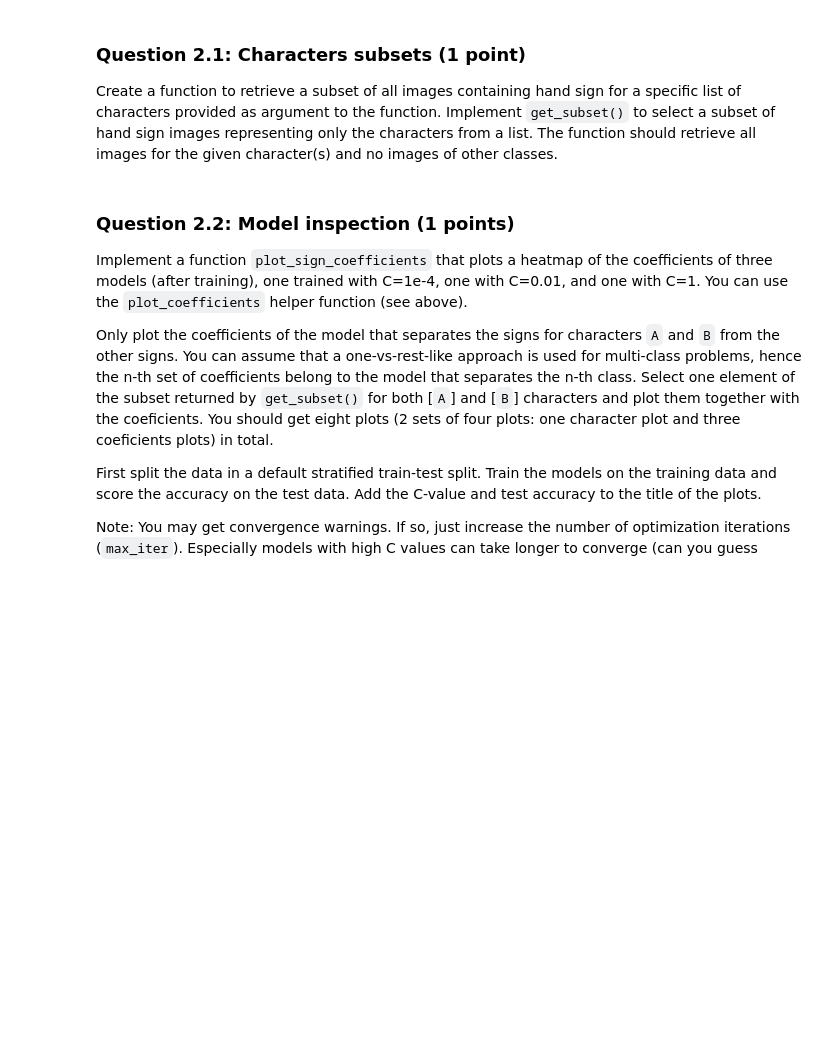
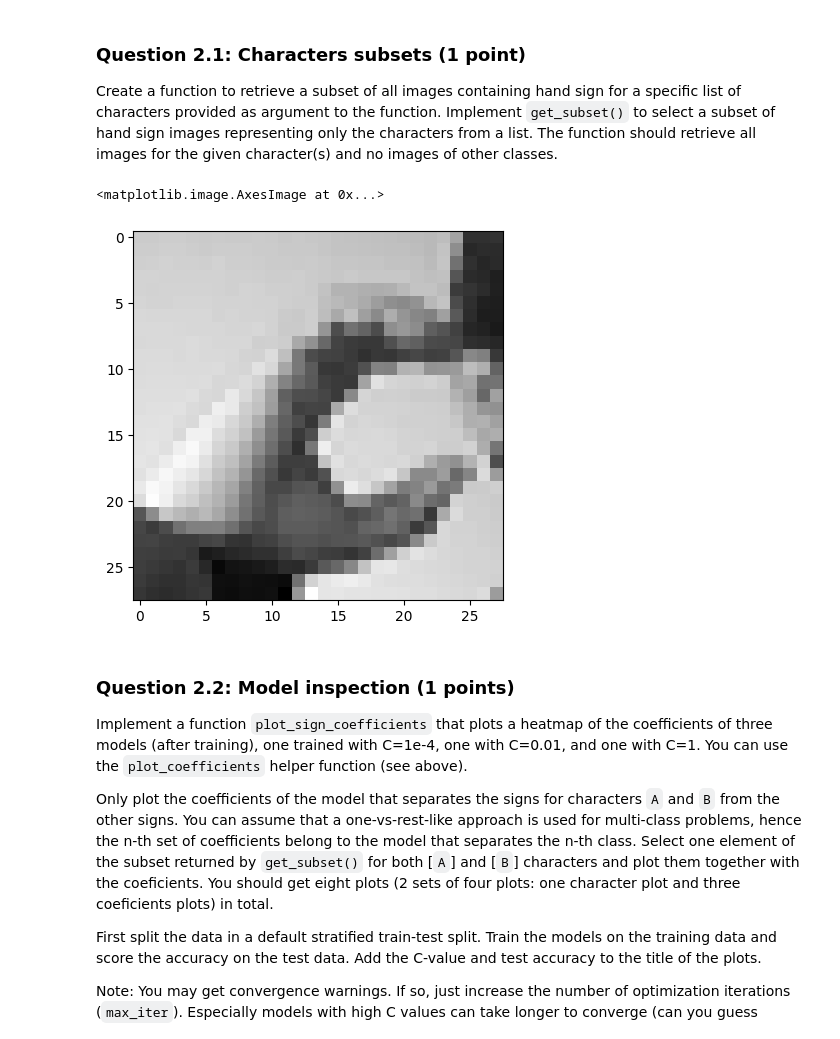
Before and after one commit to PhobosX15/Recognizing-ASL-using-ML-, a Jupyter notebook: Assignment_1_2023.ipynb, the cells around one changed output. Saved outputs shown, nothing was run; the diff lists cells and outputs as text; code cells hidden in the pictures; blank space fills up the shorter version.

```diff
--- a/Assignment_1_2023.ipynb
+++ b/Assignment_1_2023.ipynb
@@ -252,19 +270,35 @@ Create a function to retrieve a subset of all images containing hand sign for a
 # %%
 # Implement. Do not change the name or signature of this function.
 def get_subset(X, y, characters_list):
     """ Select the subset from X that contains only the images representing
         the classes from characters_list
     X -- the data to sample from
     y -- all the labels
     characters_list -- the required list of characters (classes)
 
     Returns: A dataframe containing a subset of X with classes only from characters_list
     """
-    pass
+
+    length=25
+    search_index=[letter_to_index[letter] for letter in characters_list]
+    index_list=[]
+
+    for i in range(len(y)):
+        if len(index_list)==length:
+            break
+        if y[i] in search_index :
+            index_list.append(i)
+
+
+    return X.iloc[index_list]
+
 
 # You can use the code below to visualize the results.
-# ab_subset = get_character_subset(X, y, ['A', 'B'])
-# plt.imshow(ab_subset.sample(1).to_numpy().reshape(28, 28), cmap = "gray")
+ab_subset = get_subset(X, y, ['C', 'B'])
+plt.imshow(ab_subset.sample(1).to_numpy().reshape(28, 28), cmap = "gray")
+# %% [output]
+<matplotlib.image.AxesImage at 0x...>
+[figure, added]
 # %%
 validation.is_legal_function(get_subset, X, y, characters_list=["A", "B"])
 # %% [markdown]
```
Also changed, not shown: parts of 4 cells of this notebook.
